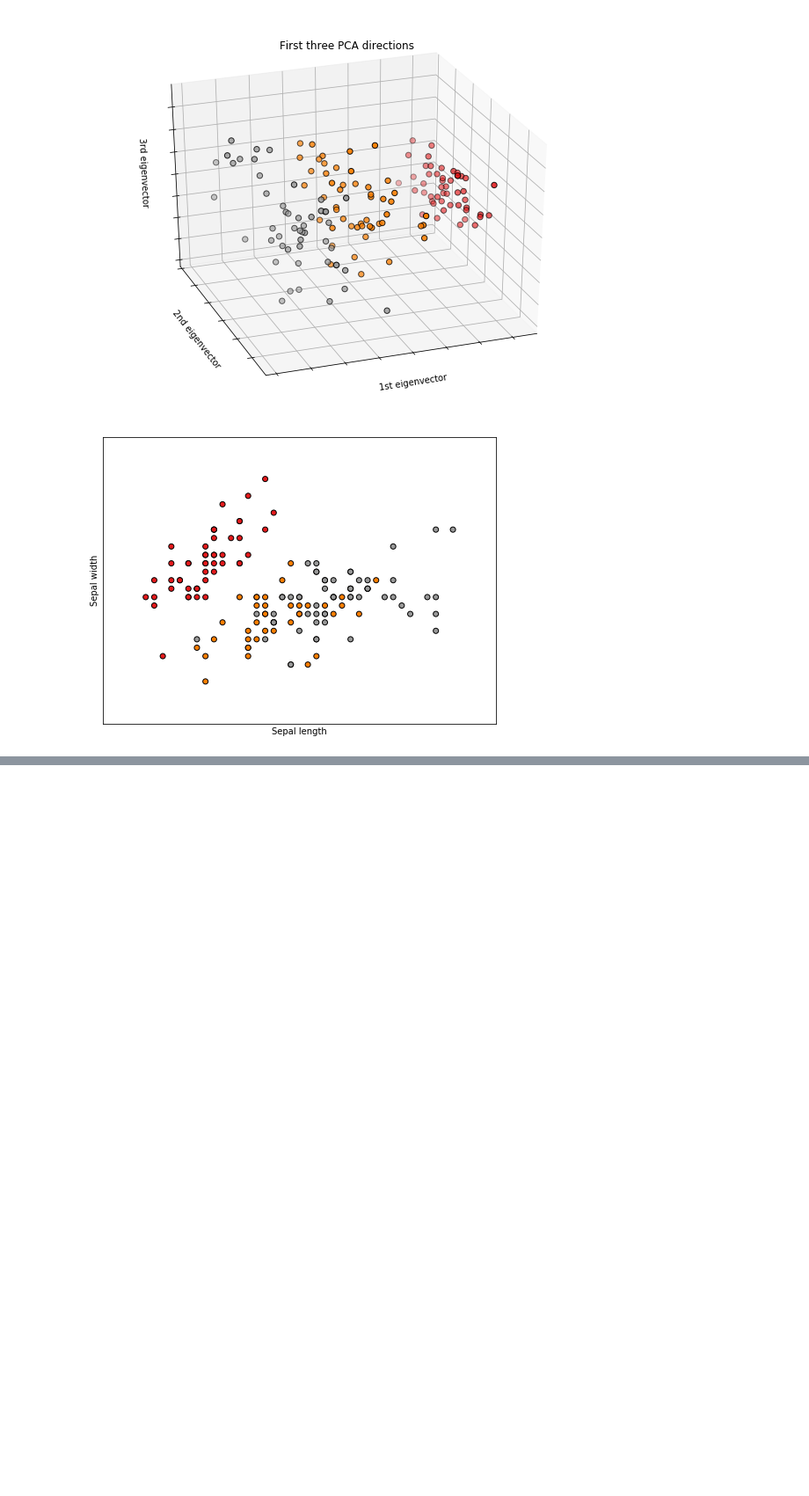
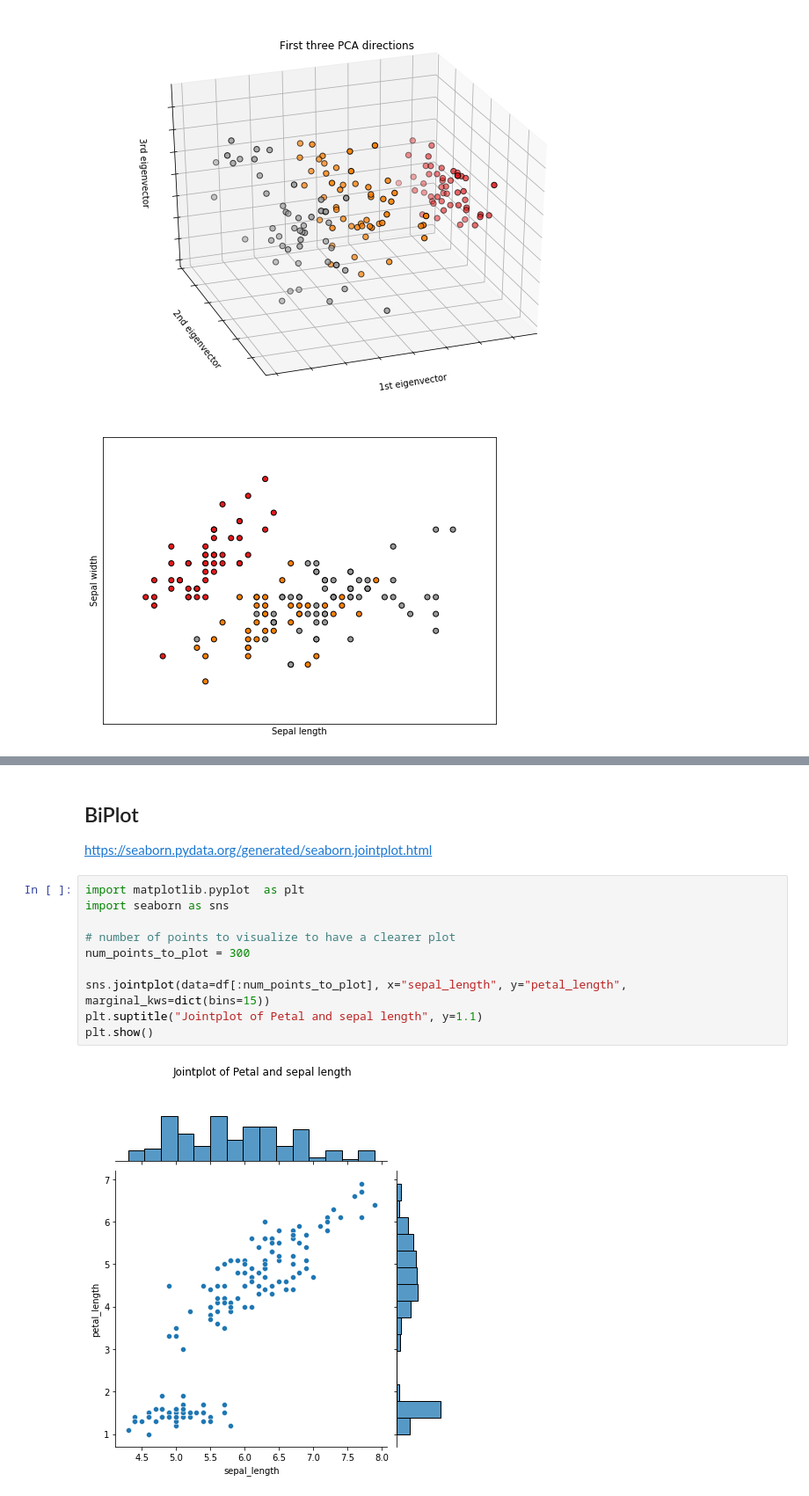
Before and after one commit to gizotso/Python, a Jupyter notebook: NoteBooks/plot_iris_dataset.ipynb, the cells around one changed output, grey strips where cells are left out. Shown at 88% size. Saved outputs shown, nothing was run; the diff lists cells and outputs as text; blank space fills up the shorter version.

```diff
--- a/NoteBooks/plot_iris_dataset.ipynb
+++ b/NoteBooks/plot_iris_dataset.ipynb
@@ -71,0 +127,16 @@ Automatically created module for IPython interactive environment
+# %% [markdown]
+## BiPlot
+
+https://seaborn.pydata.org/generated/seaborn.jointplot.html
+# %%
+import matplotlib.pyplot  as plt
+import seaborn as sns
+
+# number of points to visualize to have a clearer plot
+num_points_to_plot = 300
+
+sns.jointplot(data=df[:num_points_to_plot], x="sepal_length", y="petal_length", marginal_kws=dict(bins=15))
+plt.suptitle("Jointplot of Petal and sepal length", y=1.1)
+plt.show()
+# %% [output]
+[figure, added]
```
Also changed, not shown: parts of 8 cells of this notebook, 8 other files.
